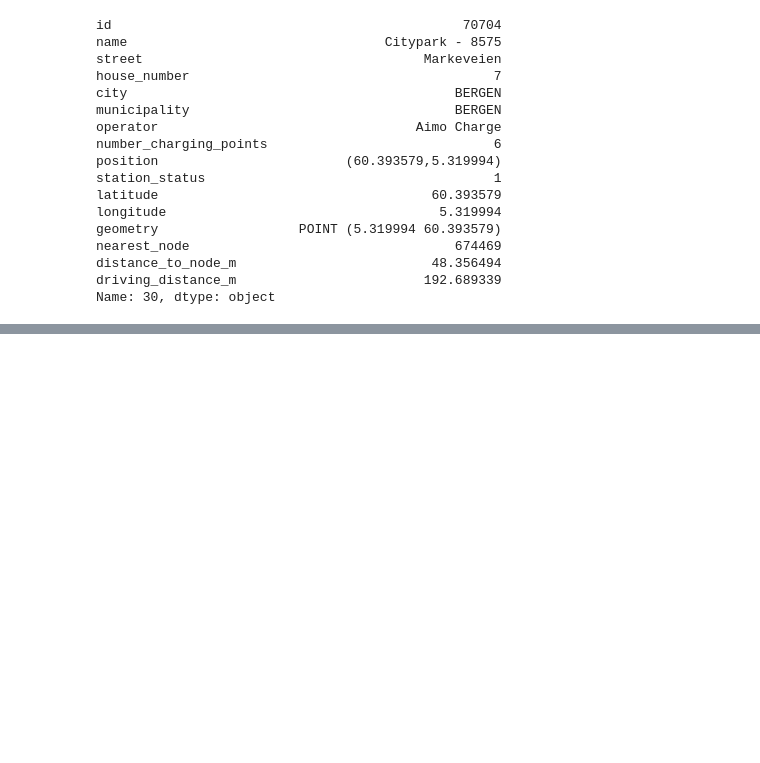
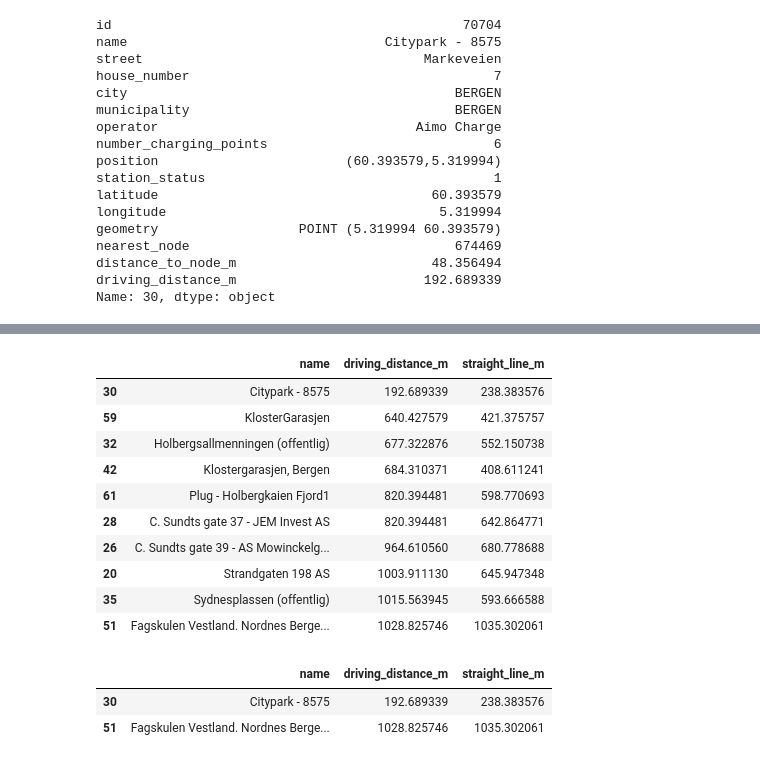
Before and after one commit to hcloenne/nearest-ev-charger, a Jupyter notebook: notebooks/road_network_routing.ipynb, the cells around one changed output, grey strips where cells are left out. Cells and saved outputs as stored; diff of their text form; code cells hidden in the pictures; blank space fills up the shorter version.

```diff
--- a/notebooks/road_network_routing.ipynb
+++ b/notebooks/road_network_routing.ipynb
@@ -510,0 +514,31 @@ Name: 30, dtype: object
+# %%
+chargers_utm = chargers_local.to_crs(25832)
+
+start_gdf = gpd.GeoDataFrame(
+    geometry=[Point(start_lon, start_lat)],
+    crs="EPSG:4326"
+)
+
+start_utm = start_gdf.to_crs(25832)
+
+chargers_utm["straight_line_m"] = chargers_utm.distance(
+    start_utm.geometry.iloc[0]
+)
+
+nearest_straight = chargers_utm.loc[
+    chargers_utm["straight_line_m"].idxmin()
+]
+
+print("Nearest by straight line:")
+print(
+    f"{nearest_straight['name']}\n"
+    f"{nearest_straight['straight_line_m']:.2f} meters"
+)
+
+print()
+
+print("Nearest by driving distance:")
+print(
+    f"{nearest_charger['name']}\n"
+    f"{nearest_charger['driving_distance_m']:.2f} meters"
+)
@@ -510,0 +553,32 @@ Name: 30, dtype: object
+# %%
+comparison = chargers_local[
+    ["name", "driving_distance_m"]
+].copy()
+
+comparison["straight_line_m"] = chargers_utm[
+    "straight_line_m"
+]
+
+comparison.sort_values("driving_distance_m").head(10)
+# %% [output]
+|  | name | driving_distance_m | straight_line_m |
+| 30 | Citypark - 8575 | 192.689339 | 238.383576 |
+| 59 | KlosterGarasjen | 640.427579 | 421.375757 |
+| 32 | Holbergsallmenningen (offentlig) | 677.322876 | 552.150738 |
+| 42 | Klostergarasjen, Bergen | 684.310371 | 408.611241 |
+| 61 | Plug - Holbergkaien Fjord1 | 820.394481 | 598.770693 |
+| 28 | C. Sundts gate 37 - JEM Invest AS | 820.394481 | 642.864771 |
+| 26 | C. Sundts gate 39 - AS Mowinckelg... | 964.610560 | 680.778688 |
+| 20 | Strandgaten 198 AS | 1003.911130 | 645.947348 |
+| 35 | Sydnesplassen (offentlig) | 1015.563945 | 593.666588 |
+| 51 | Fagskulen Vestland. Nordnes Berge... | 1028.825746 | 1035.302061 |
+# %%
+invalid_distances = comparison[
+    comparison["driving_distance_m"] < comparison["straight_line_m"]
+]
+
+invalid_distances
+# %% [output]
+|  | name | driving_distance_m | straight_line_m |
+| 30 | Citypark - 8575 | 192.689339 | 238.383576 |
+| 51 | Fagskulen Vestland. Nordnes Berge... | 1028.825746 | 1035.302061 |
```
Also changed, not shown: parts of 9 cells of this notebook.
